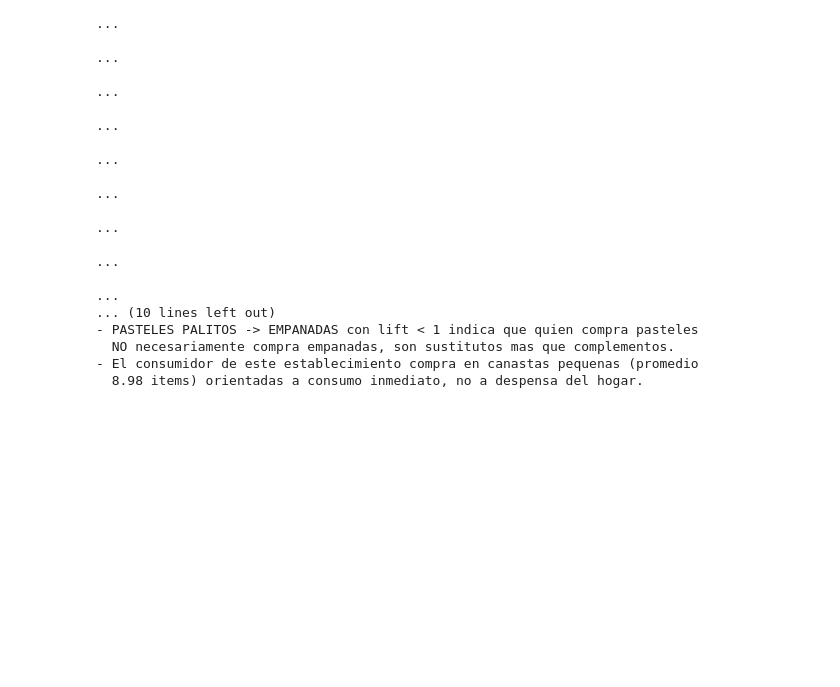
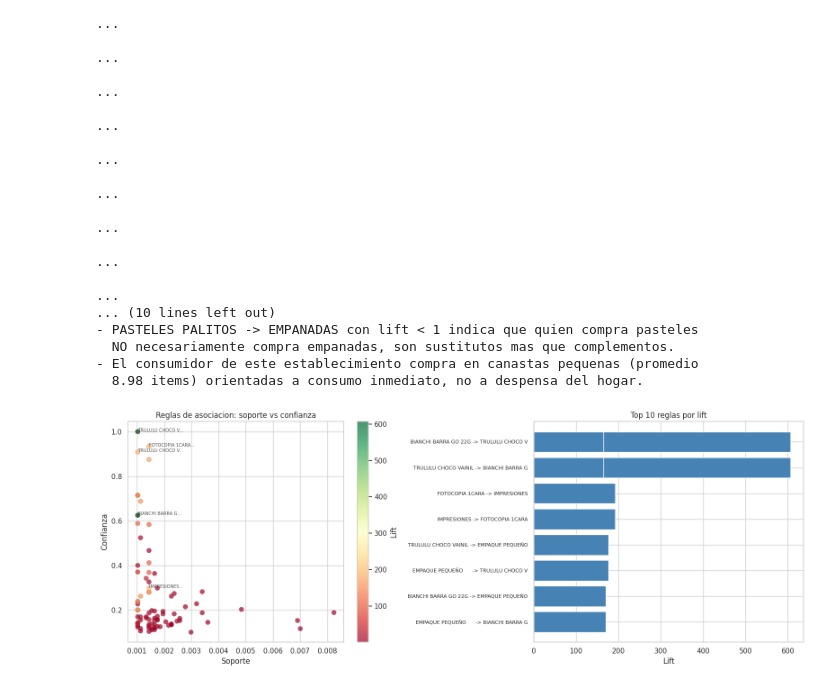
Before and after one commit to Ju4nCruzR/Lab06_Asociacion, a Jupyter notebook: notebooks/Taller 6.ipynb, the cells around one changed output. Drawn from its saved outputs; the diff is of its cells as text; code cells hidden in the pictures; blank space fills up the shorter version.

Commit message:
feat: visualizacion de reglas y notebook completo del taller

```diff
--- a/notebooks/Taller 6.ipynb
+++ b/notebooks/Taller 6.ipynb
@@ -755,3 +755,51 @@ P7: REGLAS INTERESANTES
   NO necesariamente compra empanadas, son sustitutos mas que complementos.
 - El consumidor de este establecimiento compra en canastas pequenas (promedio
   8.98 items) orientadas a consumo inmediato, no a despensa del hogar.
+# %%
+# =============================================================================
+# VISUALIZACION DE REGLAS DE ASOCIACION
+# =============================================================================
+
+fig, axes = plt.subplots(1, 2, figsize=(16, 6))
+
+# --- Scatter: soporte vs confianza, coloreado por lift ---
+scatter = axes[0].scatter(
+    reglas_final['support'],
+    reglas_final['confidence'],
+    c=reglas_final['lift'],
+    cmap='RdYlGn',
+    alpha=0.7,
+    edgecolors='grey',
+    linewidths=0.3,
+    s=60
+)
+plt.colorbar(scatter, ax=axes[0], label='Lift')
+axes[0].set_title('Reglas de asociacion: soporte vs confianza')
+axes[0].set_xlabel('Soporte')
+axes[0].set_ylabel('Confianza')
+
+# Anotar las 5 reglas con mayor lift
+top5 = reglas_final.sort_values('lift', ascending=False).head(5)
+for _, row in top5.iterrows():
+    label = f"{list(row['antecedents'])[0][:15]}..."
+    axes[0].annotate(label,
+                     (row['support'], row['confidence']),
+                     fontsize=7, alpha=0.8)
+
+# --- Barras: top 10 reglas por lift ---
+top10_lift = reglas_final.sort_values('lift', ascending=False).head(10).copy()
+top10_lift['etiqueta'] = [
+    f"{list(r['antecedents'])[0][:20]} -> {list(r['consequents'])[0][:15]}"
+    for _, r in top10_lift.iterrows()
+]
+axes[1].barh(top10_lift['etiqueta'], top10_lift['lift'], color='steelblue', edgecolor='white')
+axes[1].set_title('Top 10 reglas por lift')
+axes[1].set_xlabel('Lift')
+axes[1].invert_yaxis()
+axes[1].tick_params(axis='y', labelsize=8)
+
+plt.tight_layout()
+plt.savefig('../output/reglas_visualizacion.png', dpi=150, bbox_inches='tight')
+plt.show()
+# %% [output]
+[figure, added]
```
Also changed, not shown: 4 other files.
